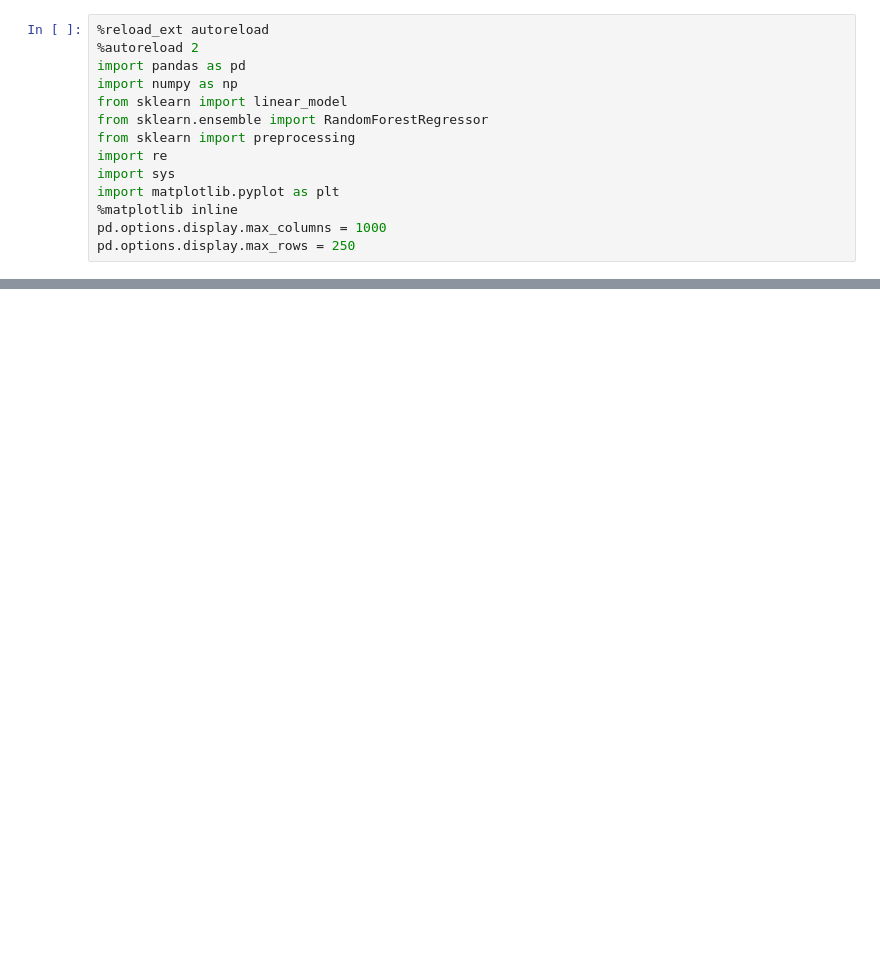
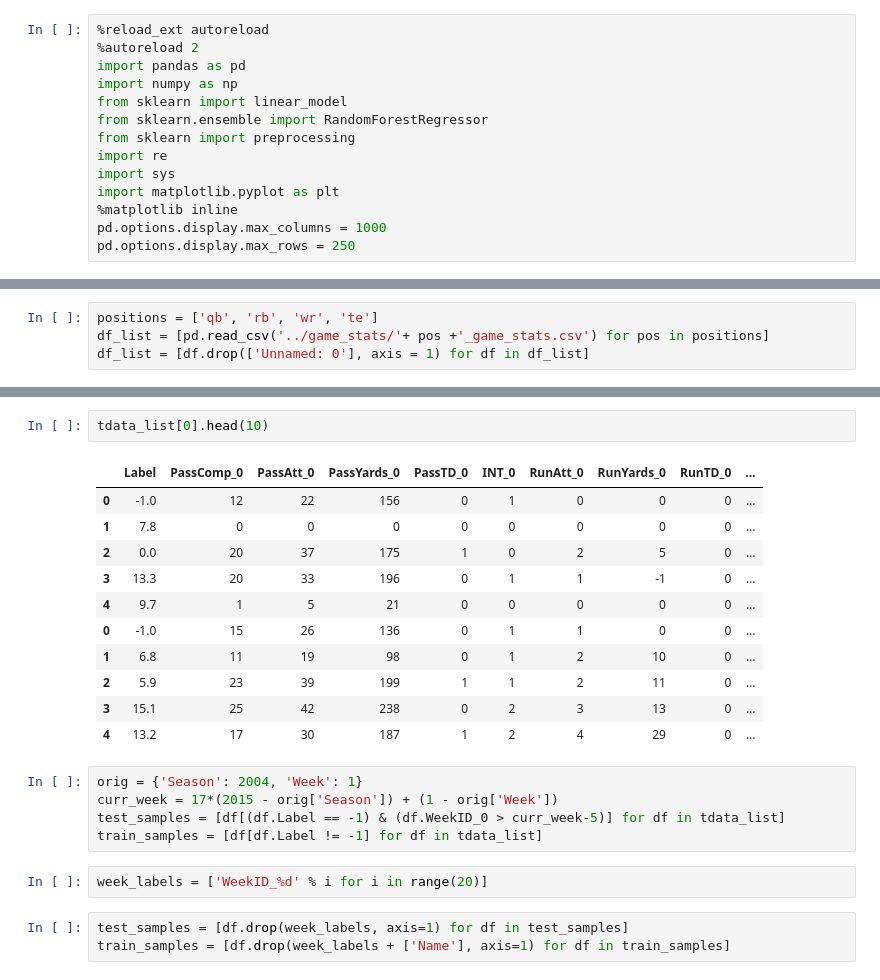
Before and after one commit to keithdlandry/player_stats, a Jupyter notebook: notebooks/gbg_proj.ipynb, the cells around one changed output, grey strips where cells are left out. Saved outputs shown, nothing was run; the diff lists cells and outputs as text; blank space fills up the shorter version.

```diff
--- a/notebooks/gbg_proj.ipynb
+++ b/notebooks/gbg_proj.ipynb
@@ -233,0 +20,4 @@ stacked_data.head(10)
+# %%
+positions = ['qb', 'rb', 'wr', 'te']
+df_list = [pd.read_csv('../game_stats/'+ pos +'_game_stats.csv') for pos in positions]
+df_list = [df.drop(['Unnamed: 0'], axis = 1) for df in df_list]
@@ -233,0 +41,24 @@ stacked_data.head(10)
+# %%
+tdata_list[0].head(10)
+# %% [output]
+|  | Label | PassComp_0 | PassAtt_0 | PassYards_0 | PassTD_0 | INT_0 | RunAtt_0 | RunYards_0 | RunTD_0 | ... |
+| 0 | -1.0 | 12 | 22 | 156 | 0 | 1 | 0 | 0 | 0 | ... |
+| 1 | 7.8 | 0 | 0 | 0 | 0 | 0 | 0 | 0 | 0 | ... |
+| 2 | 0.0 | 20 | 37 | 175 | 1 | 0 | 2 | 5 | 0 | ... |
+| 3 | 13.3 | 20 | 33 | 196 | 0 | 1 | 1 | -1 | 0 | ... |
+| 4 | 9.7 | 1 | 5 | 21 | 0 | 0 | 0 | 0 | 0 | ... |
+| 0 | -1.0 | 15 | 26 | 136 | 0 | 1 | 1 | 0 | 0 | ... |
+| 1 | 6.8 | 11 | 19 | 98 | 0 | 1 | 2 | 10 | 0 | ... |
+| 2 | 5.9 | 23 | 39 | 199 | 1 | 1 | 2 | 11 | 0 | ... |
+| 3 | 15.1 | 25 | 42 | 238 | 0 | 2 | 3 | 13 | 0 | ... |
+| 4 | 13.2 | 17 | 30 | 187 | 1 | 2 | 4 | 29 | 0 | ... |
+# %%
+orig = {'Season': 2004, 'Week': 1}
+curr_week = 17*(2015 - orig['Season']) + (1 - orig['Week'])
+test_samples = [df[(df.Label == -1) & (df.WeekID_0 > curr_week-5)] for df in tdata_list]
+train_samples = [df[df.Label != -1] for df in tdata_list]
+# %%
+week_labels = ['WeekID_%d' % i for i in range(20)]
+# %%
+test_samples = [df.drop(week_labels, axis=1) for df in test_samples]
+train_samples = [df.drop(week_labels + ['Name'], axis=1) for df in train_samples]
```
Also changed, not shown: parts of 33 cells of this notebook, 1 other file.
